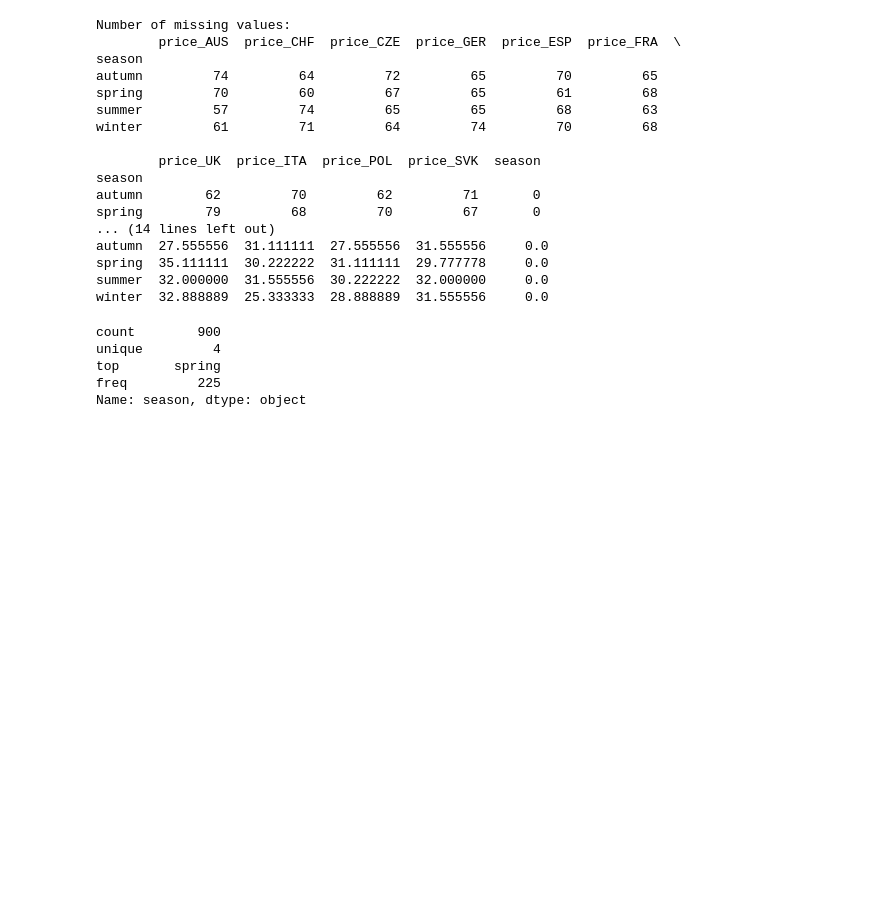
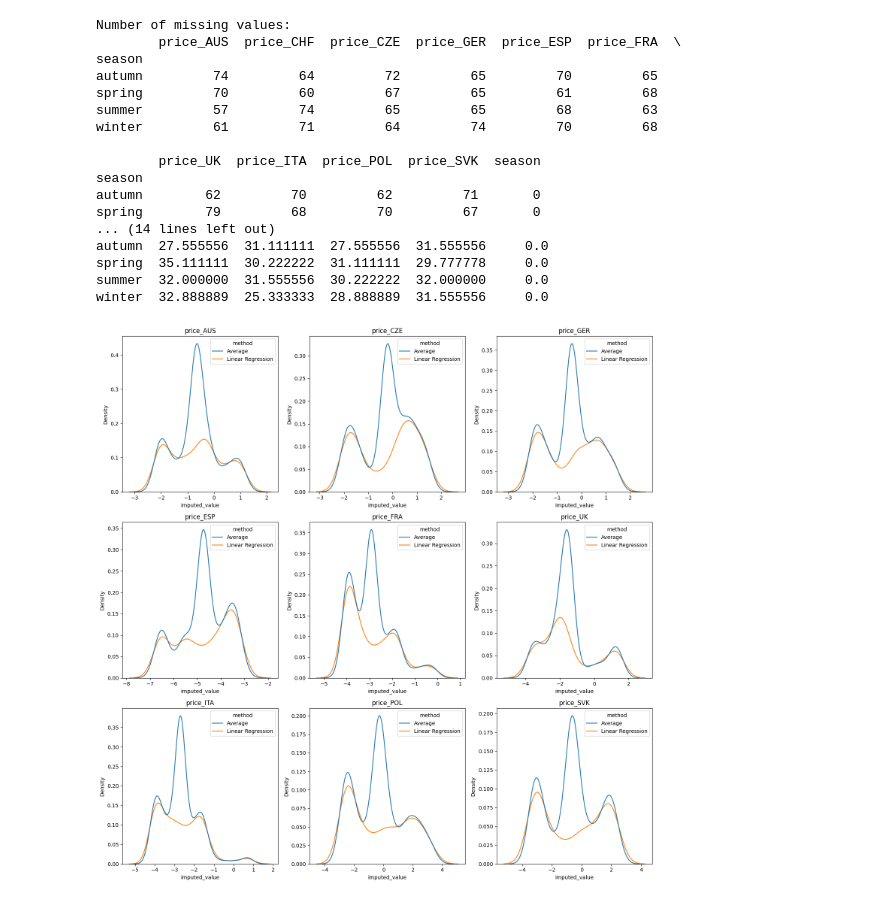
Before and after one commit to angelgldh/ethz_school_work, a Jupyter notebook: ethz_IML/IML_task2/EDA_notebook.ipynb, the cells around one changed output. Cells and saved outputs as stored; diff of their text form; code cells hidden in the pictures; blank space fills up the shorter version.

Commit message:
evaluated missigness and different methods for imputation

```diff
--- a/ethz_IML/IML_task2/EDA_notebook.ipynb
+++ b/ethz_IML/IML_task2/EDA_notebook.ipynb
@@ -93,11 +108,7 @@ autumn  27.555556  31.111111  27.555556  31.555556     0.0
 spring  35.111111  30.222222  31.111111  29.777778     0.0
 summer  32.000000  31.555556  30.222222  32.000000     0.0
 winter  32.888889  25.333333  28.888889  31.555556     0.0
-# %%
-train_df["season"].describe()
-# %% [output]
-count        900
-unique         4
-top       spring
-freq         225
-Name: season, dtype: object
+# %%
+# Define two functions to input missing values
+def impute_avg_per_season(df, season_col="season"):
+    return df.groupby(season_col).transform(lambda x: x.fillna(x.mean()))
@@ -103,0 +139,40 @@ Name: season, dtype: object
+# %%
+train_df_avg_imputed = impute_avg_per_season(train_df_filtered)
+
+for feature_name in train_df.columns:
+  if feature_name != "price_CHF":
+    train_df_linear_imputed = impute_with_linear_regression(train_df_filtered, feature_name)
+# %%
+# Let us now plot the distribution of all features after imputation
+
+feature_names = [col for col in train_df.columns if col not in ['season', 'price_CHF']]
+
+avg_imputed_values = train_df_avg_imputed[feature_names].stack().reset_index().rename(columns={'level_1': 'feature', 0: 'avg_imputed'})
+avg_imputed_values['method'] = 'Average'
+
+linear_imputed_values = train_df_linear_imputed[feature_names].stack().reset_index().rename(columns={'level_1': 'feature', 0: 'linear_imputed'})
+linear_imputed_values['method'] = 'Linear Regression'
+
+imputed_values = pd.concat([avg_imputed_values.rename(columns={'avg_imputed': 'imputed_value'}), linear_imputed_values.rename(columns={'linear_imputed': 'imputed_value'})])
+
+# Create a 3x3 plot
+fig, axes = plt.subplots(3, 3, figsize=(15, 15))
+axes = axes.flatten()
+
+for idx, feature in enumerate(feature_names):
+    ax = axes[idx]
+    sns.kdeplot(
+        data=imputed_values[imputed_values['feature'] == feature],
+        x='imputed_value',
+        hue='method',
+        ax=ax
+    )
+    ax.set_title(feature)
+
+plt.tight_layout()
+plt.show()
+
+# As an initial analysis, it seems the linear regression imputation is a better option.
+# Averaging produces an over representation of the average price, which is very similar, regardless of the season
+# %% [output]
+[figure, added]
```
Also changed, not shown: parts of 4 cells of this notebook.
